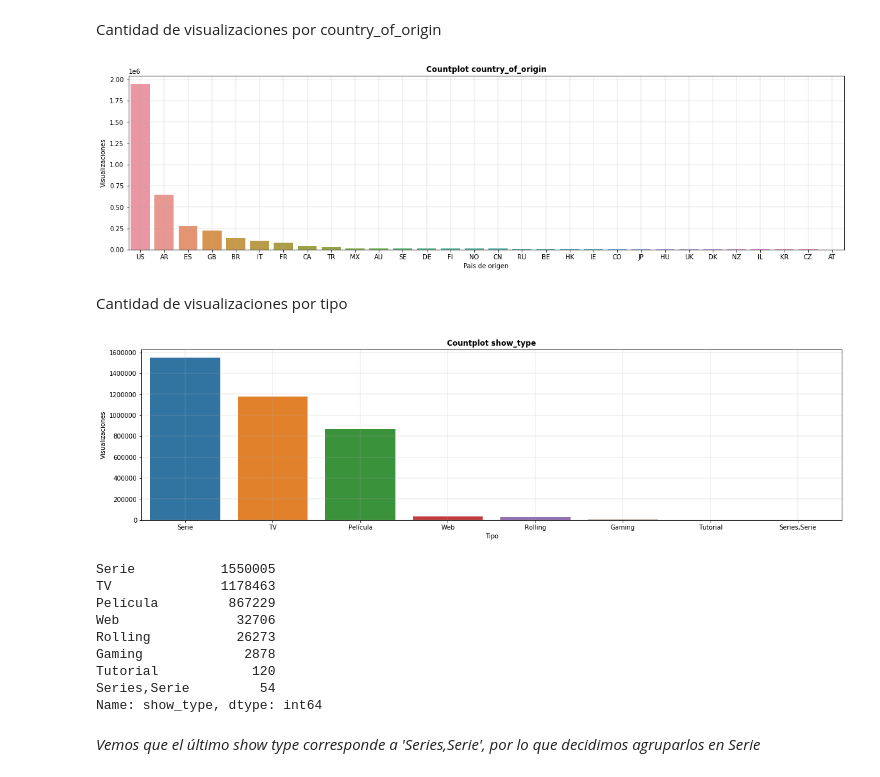
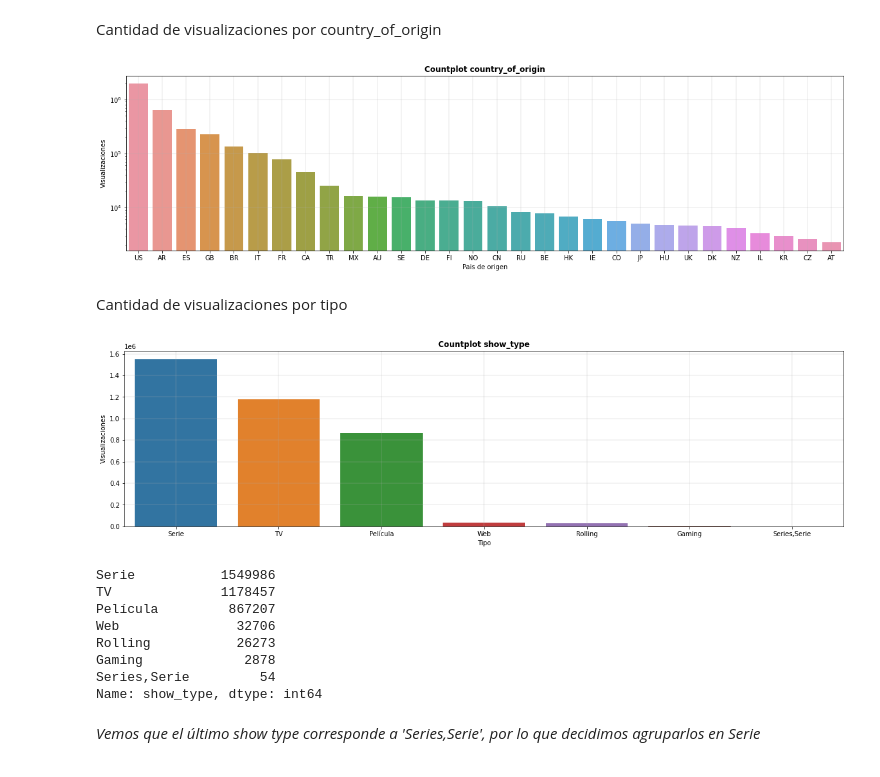
Before and after one commit to ivanjavierparra/Data-Science-Sprint-3, a Jupyter notebook: Entrega_3.ipynb, the cells around one changed output. Drawn from its saved outputs; the diff is of its cells as text; code cells hidden in the pictures.

```diff
--- a/Entrega_3.ipynb
+++ b/Entrega_3.ipynb
@@ -82,7 +82,7 @@ Leemos train.csv y metadatos.csv
 # %%
 %%time
 # df_train = pd.read_csv('/content/drive/MyDrive/Cursos/Especializacion en Data Science/Sprint 3/train.csv', delimiter=',')
-df_train = pd.read_csv('c:/Users/Asus/Downloads/Curso Data Science - 2022/Cuarto Trabajo/data/train.csv', delimiter=',')
-# df_train = pd.read_csv('./train.csv', delimiter=',')
+# df_train = pd.read_csv('c:/Users/Asus/Downloads/Curso Data Science - 2022/Cuarto Trabajo/data/train.csv', delimiter=',')
+df_train = pd.read_csv('./train.csv', delimiter=',')
 df_train.head(1)
 # %% [output]
@@ -90,7 +93,7 @@ Wall time: 10.3 s
 # %%
 %%time
 # df_metadatos = pd.read_csv('/content/drive/MyDrive/Cursos/Especializacion en Data Science/Sprint 3/metadata.csv', delimiter=';')
-df_metadatos = pd.read_csv('c:/Users/Asus/Downloads/Curso Data Science - 2022/Cuarto Trabajo/data/metadata.csv', delimiter=';')
-# df_metadatos = pd.read_csv('./metadata.csv', delimiter=';')
+# df_metadatos = pd.read_csv('c:/Users/Asus/Downloads/Curso Data Science - 2022/Cuarto Trabajo/data/metadata.csv', delimiter=';')
+df_metadatos = pd.read_csv('./metadata.csv', delimiter=';')
 df_metadatos.head(1)
 # %% [output]
@@ -525,15 +511,16 @@ Cantidad de visualizaciones por country_of_origin
 # %%
 plt.figure(figsize=(20, 5))
 ax = sns.countplot(data=df, x='country_of_origin', order=df['country_of_origin'].value_counts().iloc[:30].index)
 # for container in ax.containers:
   #  ax.bar_label(container)
 plt.xlabel('Pais de origen')
 plt.ylabel('Visualizaciones')
+ax.set(yscale="log")
 plt.grid(linewidth=0.3)
 plt.title('Countplot country_of_origin', fontdict={'fontsize': 12,'fontweight':'bold'})
 plt.show()
 # %% [output]
-[figure, old version]
+[figure, new version]
 # %% [markdown]
 Cantidad de visualizaciones por tipo
 # %%
@@ -547,17 +534,16 @@ plt.grid(linewidth=0.3)
 plt.title('Countplot show_type', fontdict={'fontsize': 12,'fontweight':'bold'})
 plt.show()
 # %% [output]
-[figure, old version]
+[figure, new version]
 # %%
 df.show_type.value_counts()
 # %% [output]
-Serie           1550005
-TV              1178463
-Película         867229
+Serie           1549986
+TV              1178457
+Película         867207
 Web               32706
 Rolling           26273
 Gaming             2878
-Tutorial            120
 Series,Serie         54
 Name: show_type, dtype: int64
 # %% [markdown]
```
Also changed, not shown: parts of 84 cells of this notebook.
